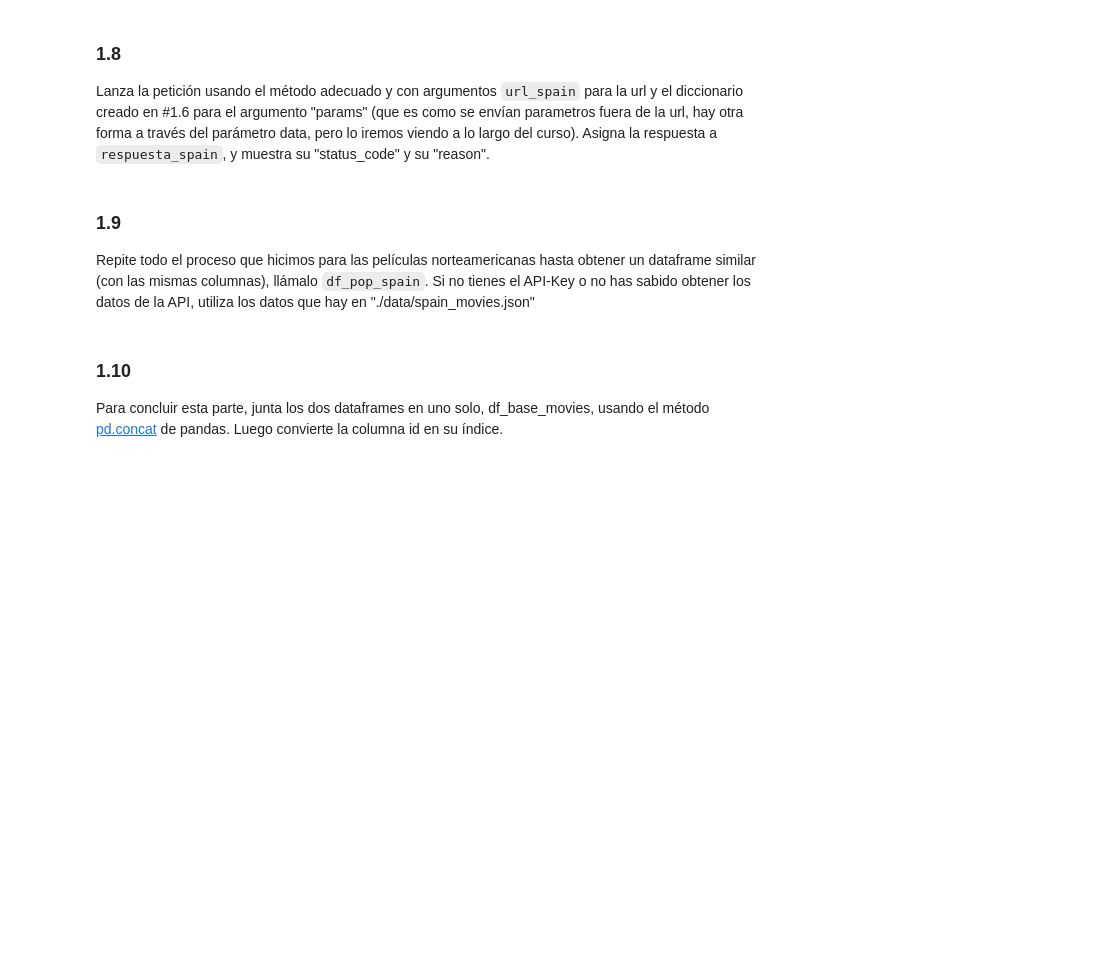
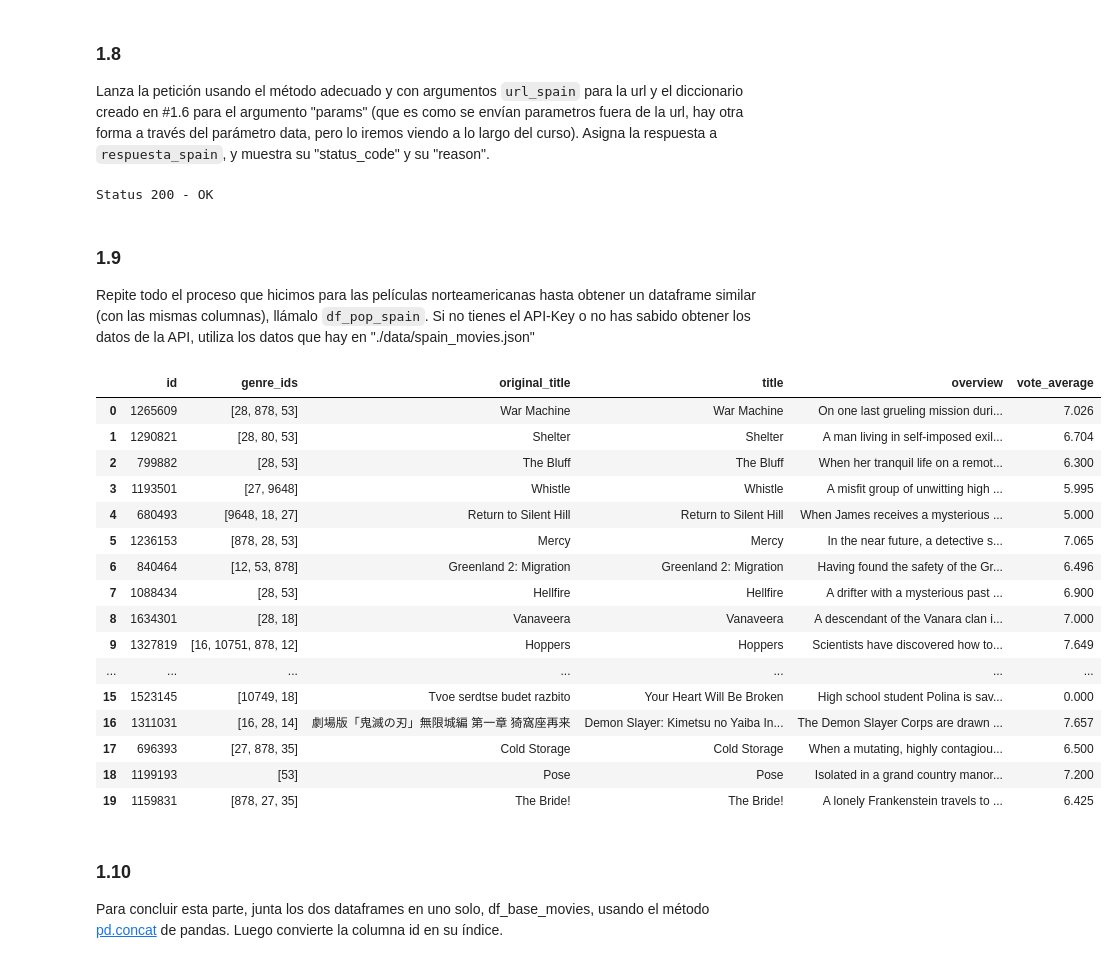
Before and after one commit to uxuearamburu/Data-Science, a Jupyter notebook: 03_Data_Analysis/Sprint_06/Unidad_02_Procesado_Datos_Externos_Web_Scraping_APIs/03_Practica_Obligatoria/18_Practica_Obligatoria_Web_Scraping_APIs.ipynb, the cells around one changed output. Saved outputs shown, nothing was run; the diff lists cells and outputs as text; code cells hidden in the pictures; blank space fills up the shorter version.

````diff
--- a/03_Data_Analysis/Sprint_06/Unidad_02_Procesado_Datos_Externos_Web_Scraping_APIs/03_Practica_Obligatoria/18_Practica_Obligatoria_Web_Scraping_APIs.ipynb
+++ b/03_Data_Analysis/Sprint_06/Unidad_02_Procesado_Datos_Externos_Web_Scraping_APIs/03_Practica_Obligatoria/18_Practica_Obligatoria_Web_Scraping_APIs.ipynb
@@ -110,17 +186,53 @@ querystring = {
     ...
 }
 ```
+# %%
+querystring = {
+    "api_key": api_key,
+    "region": "ES",
+    "year": 2023
+}
 # %% [markdown]
 ### 1.7
 
 Ahora construye la url_spain, pero ten en cuenta que ya sólo necesitas la url base y el endpoint
+# %%
+url_spain = f"{base_url}/discover/movie"
 # %% [markdown]
 ### 1.8
 
 Lanza la petición usando el método adecuado y con argumentos `url_spain` para la url y el diccionario creado en \#1.6 para el argumento "params" (que es como se envían parametros fuera de la url, hay otra forma a través del parámetro data, pero lo iremos viendo a lo largo del curso). Asigna la respuesta a `respuesta_spain`, y muestra su "status_code" y su "reason".
+# %%
+respuesta_spain = requests.get(url_spain, params=querystring)
+print(f"Status {respuesta_spain.status_code} - {respuesta_spain.reason}")
+# %% [output]
+Status 200 - OK
 # %% [markdown]
 ### 1.9
 Repite todo el proceso que hicimos para las películas norteamericanas hasta obtener un dataframe similar (con las mismas columnas), llámalo `df_pop_spain`. Si no tienes el API-Key o no has sabido obtener los datos de la API, utiliza los datos que hay en "./data/spain_movies.json"
+# %%
+spain_movies_data = respuesta_spain.json()
+df_spain = pd.DataFrame(spain_movies_data["results"])
+df_pop_spain = df_spain[col_seleccionadas]
+df_pop_spain
+# %% [output]
+|  | id | genre_ids | original_title | title | overview | vote_average |
+| 0 | 1265609 | [28, 878, 53] | War Machine | War Machine | On one last grueling mission duri... | 7.026 |
+| 1 | 1290821 | [28, 80, 53] | Shelter | Shelter | A man living in self-imposed exil... | 6.704 |
+| 2 | 799882 | [28, 53] | The Bluff | The Bluff | When her tranquil life on a remot... | 6.300 |
+| 3 | 1193501 | [27, 9648] | Whistle | Whistle | A misfit group of unwitting high ... | 5.995 |
+| 4 | 680493 | [9648, 18, 27] | Return to Silent Hill | Return to Silent Hill | When James receives a mysterious ... | 5.000 |
+| 5 | 1236153 | [878, 28, 53] | Mercy | Mercy | In the near future, a detective s... | 7.065 |
+| 6 | 840464 | [12, 53, 878] | Greenland 2: Migration | Greenland 2: Migration | Having found the safety of the Gr... | 6.496 |
+| 7 | 1088434 | [28, 53] | Hellfire | Hellfire | A drifter with a mysterious past ... | 6.900 |
+| 8 | 1634301 | [28, 18] | Vanaveera | Vanaveera | A descendant of the Vanara clan i... | 7.000 |
+| 9 | 1327819 | [16, 10751, 878, 12] | Hoppers | Hoppers | Scientists have discovered how to... | 7.649 |
+| ... | ... | ... | ... | ... | ... | ... |
+| 15 | 1523145 | [10749, 18] | Tvoe serdtse budet razbito | Your Heart Will Be Broken | High school student Polina is sav... | 0.000 |
+| 16 | 1311031 | [16, 28, 14] | 劇場版「鬼滅の刃」無限城編 第一章 猗窩座再来 | Demon Slayer: Kimetsu no Yaiba In... | The Demon Slayer Corps are drawn ... | 7.657 |
+| 17 | 696393 | [27, 878, 35] | Cold Storage | Cold Storage | When a mutating, highly contagiou... | 6.500 |
+| 18 | 1199193 | [53] | Pose | Pose | Isolated in a grand country manor... | 7.200 |
+| 19 | 1159831 | [878, 27, 35] | The Bride! | The Bride! | A lonely Frankenstein travels to ... | 6.425 |
 # %% [markdown]
 ### 1.10
 Para concluir esta parte, junta los dos dataframes en uno solo, df_base_movies, usando el método [pd.concat](https://pandas.pydata.org/docs/reference/api/pandas.concat.html) de pandas. Luego convierte la columna id en su índice.
````
Also changed, not shown: parts of 7 cells of this notebook.
